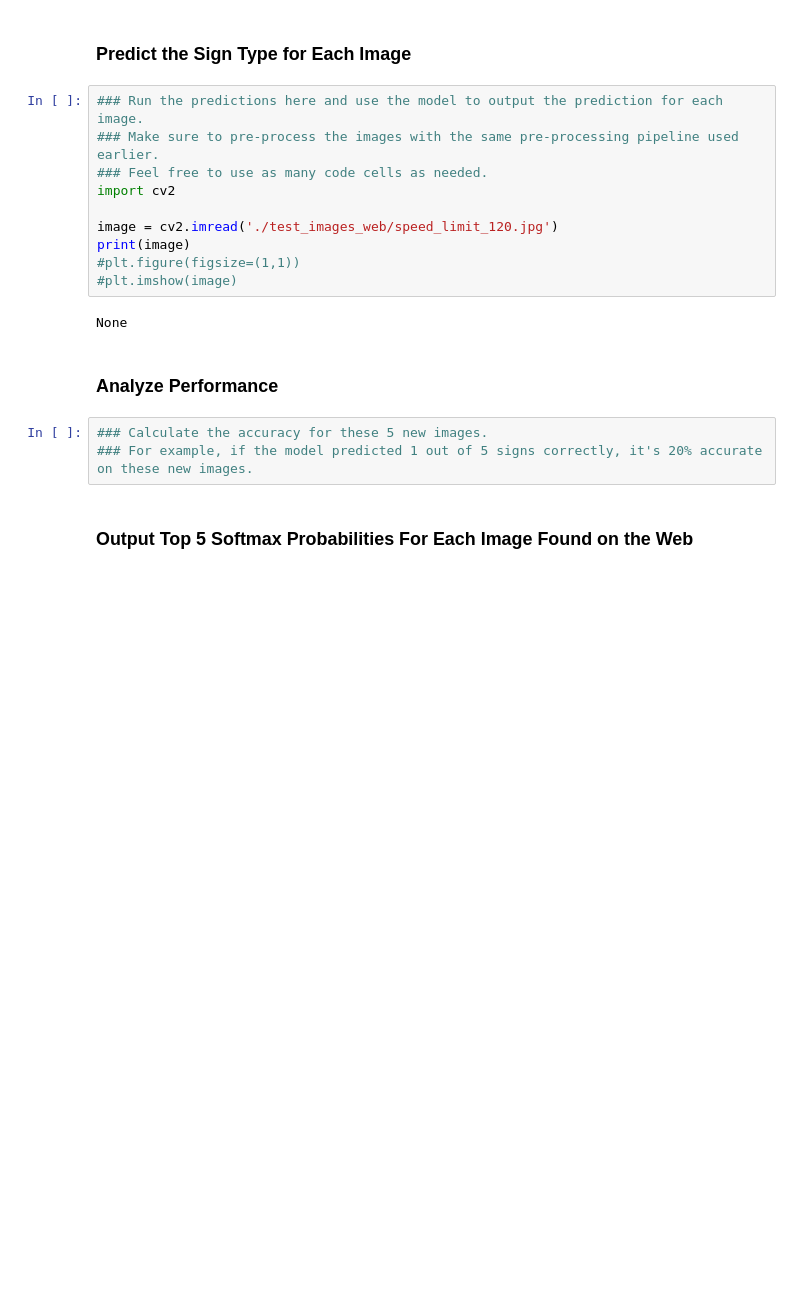
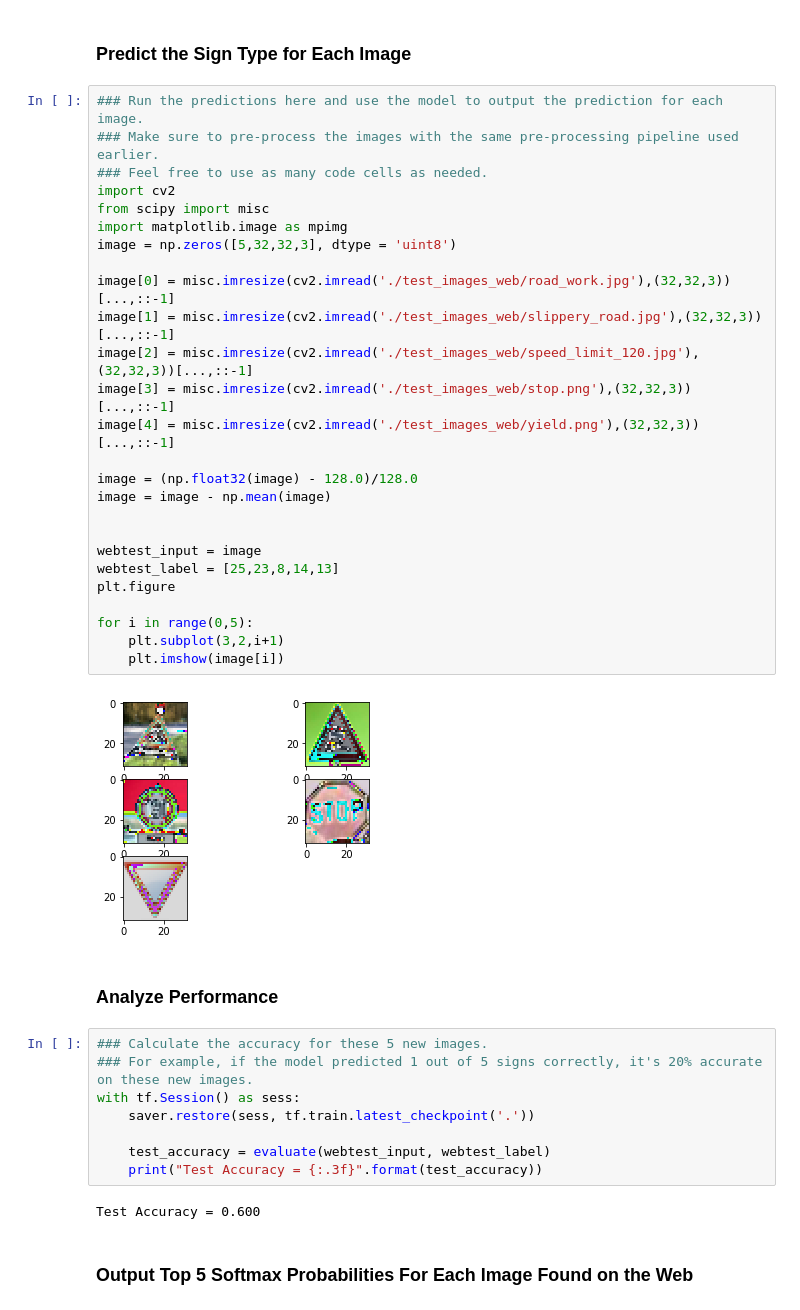
Before and after one commit to tmaandi/Traffic-Sign-Classifer-Project, a Jupyter notebook: Traffic_Sign_Classifier.ipynb, the cells around one changed output. Cells and saved outputs as stored; diff of their text form; blank space fills up the shorter version.

Commit message:
Model tested on Web Images

```diff
--- a/Traffic_Sign_Classifier.ipynb
+++ b/Traffic_Sign_Classifier.ipynb
@@ -380,20 +375,43 @@ Test Accuracy = 0.941
 # %%
 ### Run the predictions here and use the model to output the prediction for each image.
 ### Make sure to pre-process the images with the same pre-processing pipeline used earlier.
 ### Feel free to use as many code cells as needed.
 import cv2
+from scipy import misc
+import matplotlib.image as mpimg
+image = np.zeros([5,32,32,3], dtype = 'uint8')
 
-image = cv2.imread('./test_images_web/speed_limit_120.jpg')
-print(image)
-#plt.figure(figsize=(1,1))
-#plt.imshow(image)
+image[0] = misc.imresize(cv2.imread('./test_images_web/road_work.jpg'),(32,32,3))[...,::-1]
+image[1] = misc.imresize(cv2.imread('./test_images_web/slippery_road.jpg'),(32,32,3))[...,::-1]
+image[2] = misc.imresize(cv2.imread('./test_images_web/speed_limit_120.jpg'),(32,32,3))[...,::-1]
+image[3] = misc.imresize(cv2.imread('./test_images_web/stop.png'),(32,32,3))[...,::-1]
+image[4] = misc.imresize(cv2.imread('./test_images_web/yield.png'),(32,32,3))[...,::-1]
+
+image = (np.float32(image) - 128.0)/128.0
+image = image - np.mean(image)
+
+
+webtest_input = image
+webtest_label = [25,23,8,14,13]
+plt.figure
+
+for i in range(0,5):
+    plt.subplot(3,2,i+1)
+    plt.imshow(image[i])
 # %% [output]
-None
+[figure, added]
 # %% [markdown]
 ### Analyze Performance
 # %%
 ### Calculate the accuracy for these 5 new images.
 ### For example, if the model predicted 1 out of 5 signs correctly, it's 20% accurate on these new images.
+with tf.Session() as sess:
+    saver.restore(sess, tf.train.latest_checkpoint('.'))
+
+    test_accuracy = evaluate(webtest_input, webtest_label)
+    print("Test Accuracy = {:.3f}".format(test_accuracy))
+# %% [output]
+Test Accuracy = 0.600
 # %% [markdown]
 ### Output Top 5 Softmax Probabilities For Each Image Found on the Web
 # %% [markdown]
```
Also changed, not shown: parts of 6 cells of this notebook, 7 other files.
